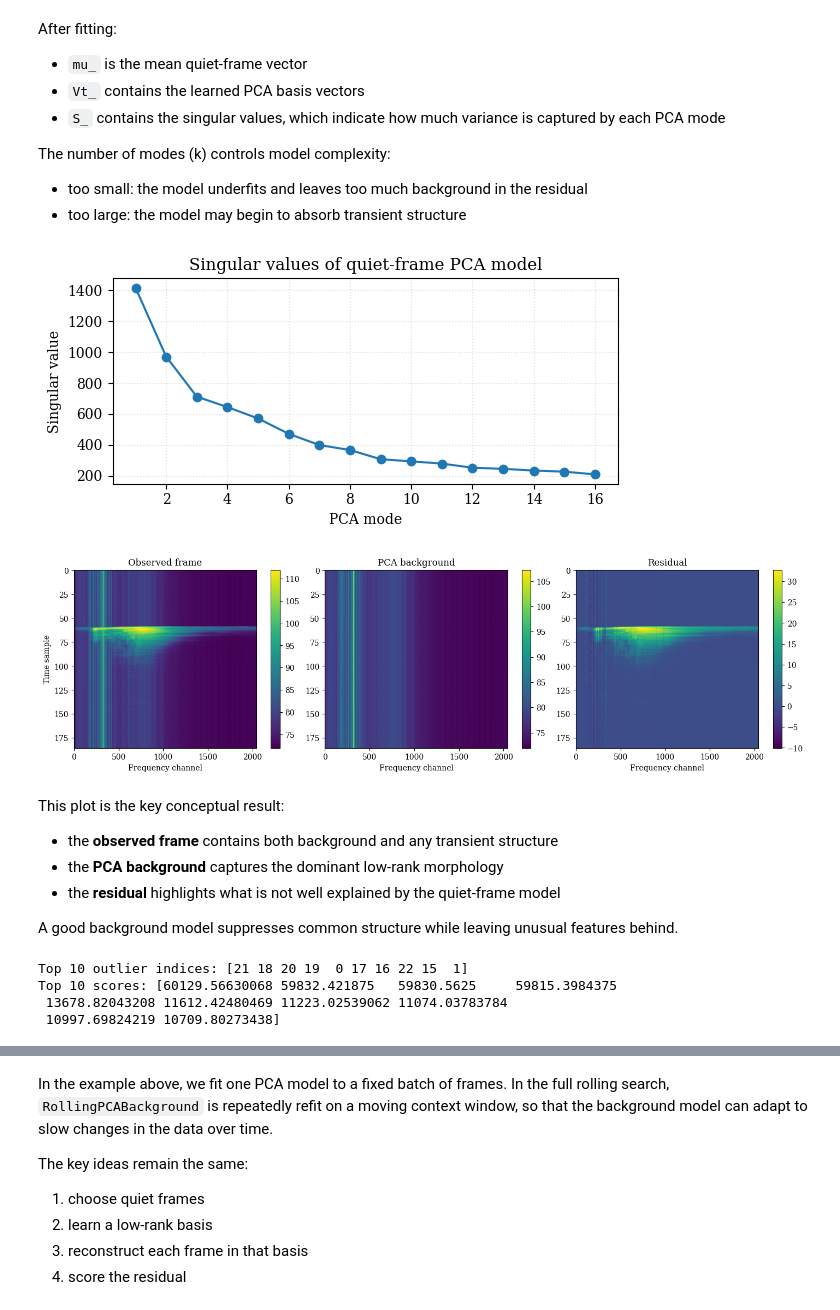
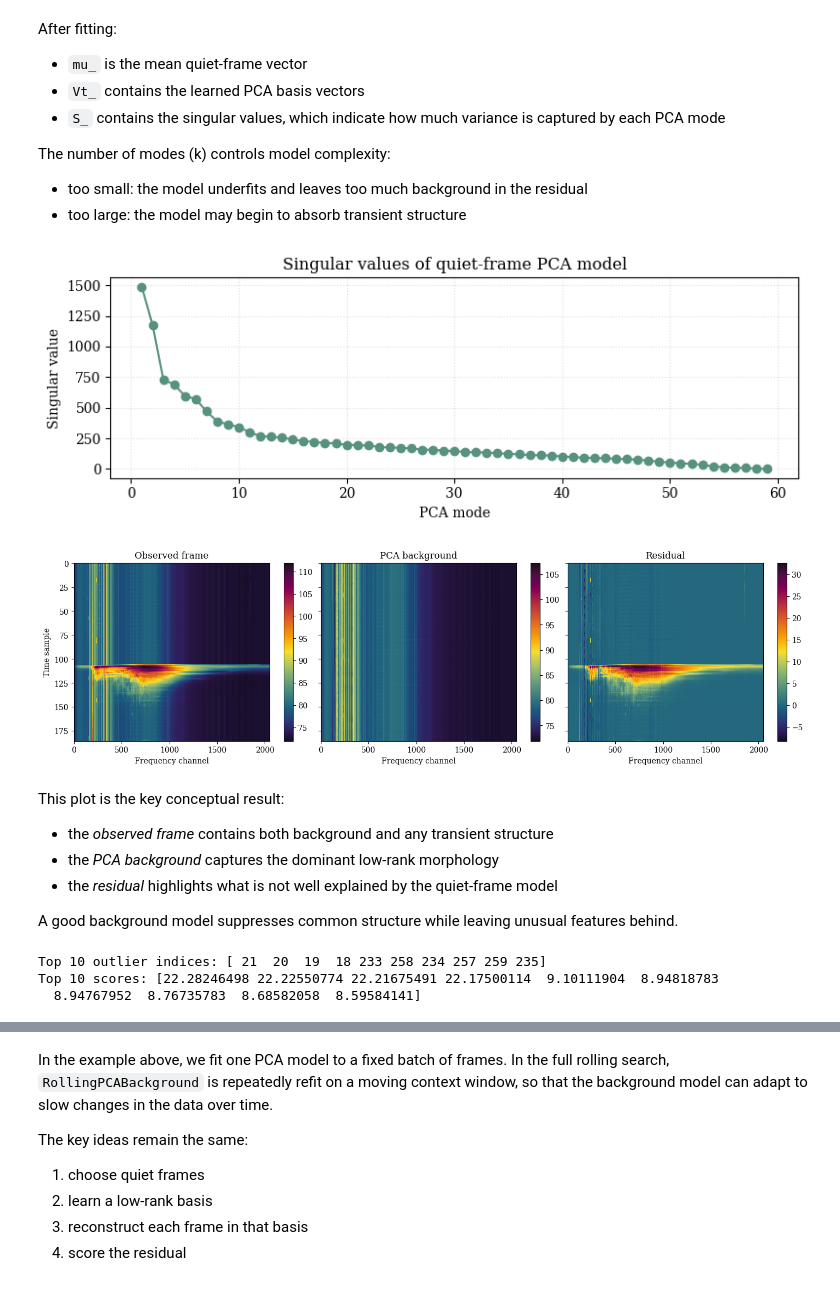
Before and after one commit to amanchokshi/specscout, a Jupyter notebook: notebooks/specscout_tutorial.ipynb, the cells around one changed output, grey strips where cells are left out. Saved outputs shown, nothing was run; the diff lists cells and outputs as text; code cells hidden in the pictures.

```diff
--- a/notebooks/specscout_tutorial.ipynb
+++ b/notebooks/specscout_tutorial.ipynb
@@ -651,7 +633,7 @@ ds = SpecscoutDataset(
     return_meta=True,
 )
 
-batch_indices = np.arange(0, 96)   # for example: first ~8 hours at 5-minute steps
+batch_indices = np.arange(0, len(ds))   # load all frames
 
 frames, metas = ds.to_numpy_batch(
     batch_indices,
@@ -670,7 +652,7 @@ background training?
 # %%
 qs = QuietSelector(
     method="p99",
-    quiet_fraction=0.7,
+    quiet_fraction=0.3,
 )
 
 quiet_scores = qs.scores(frames)
@@ -707,6 +690,6 @@ goal is simply to assemble a subset that is as background-dominated as possible.
 # %%
 bg = RollingPCABackground(
-    k=16,
+    k=256,
     center=True,
 )
 
@@ -734,14 +717,14 @@ The number of modes \(k\) controls model complexity:
 # %%
 %matplotlib inline
 
-plt.figure(figsize=(6, 3))
-plt.plot(np.arange(1, len(bg.S_) + 1), bg.S_, marker="o")
+plt.figure(figsize=(8, 3))
+plt.plot(np.arange(1, len(bg.S_) + 1), bg.S_, marker="o", color=cmr.pride(0.3))
 plt.xlabel("PCA mode")
 plt.ylabel("Singular value")
 plt.title("Singular values of quiet-frame PCA model")
 plt.grid(ls=":", alpha=0.4)
 plt.tight_layout()
 plt.show()
 # %% [output]
-[figure, old version]
+[figure, new version]
 # %%
@@ -757,43 +740,41 @@ resid2 = resid[0].reshape(frames.shape[1], frames.shape[2])
 # %%
 %matplotlib inline
 
-fig, axs = plt.subplots(1, 3, figsize=(14, 4), constrained_layout=True)
+fig, axs = plt.subplots(1, 3, figsize=(14, 4), constrained_layout=True, sharey=True)
 
-im0 = axs[0].imshow(x2, aspect="auto", interpolation="none")
+im0 = axs[0].imshow(x2, aspect="auto", interpolation="none", cmap=cmr.pride)
 axs[0].set_title("Observed frame")
 axs[0].set_xlabel("Frequency channel")
 axs[0].set_ylabel("Time sample")
 fig.colorbar(im0, ax=axs[0])
 
-im1 = axs[1].imshow(xhat2, aspect="auto", interpolation="none")
+im1 = axs[1].imshow(xhat2, aspect="auto", interpolation="none", cmap=cmr.pride)
 axs[1].set_title("PCA background")
 axs[1].set_xlabel("Frequency channel")
 fig.colorbar(im1, ax=axs[1])
 
-im2 = axs[2].imshow(resid2, aspect="auto", interpolation="none")
+im2 = axs[2].imshow(resid2, aspect="auto", interpolation="none", cmap=cmr.pride)
 axs[2].set_title("Residual")
 axs[2].set_xlabel("Frequency channel")
 fig.colorbar(im2, ax=axs[2])
 
 plt.show()
 # %% [output]
-[figure, old version]
+[figure, new version]
 # %% [markdown]
 This plot is the key conceptual result:
 
-- the **observed frame** contains both background and any transient structure
-- the **PCA background** captures the dominant low-rank morphology
-- the **residual** highlights what is not well explained by the quiet-frame model
+- the *observed frame* contains both background and any transient structure
+- the *PCA background* captures the dominant low-rank morphology
+- the *residual* highlights what is not well explained by the quiet-frame model
 
 A good background model suppresses common structure while leaving unusual
 features behind.
 # %%
 scores = bg.score(
     frames,
-    method="topk_sum",
-    k_pca=8,
-    positive_only=True,
-    topk=2048,
+    method="p99",
+    k_pca=16,
 )
 
 rank_idx = np.argsort(scores)[::-1]
@@ -801,10 +782,9 @@ rank_idx = np.argsort(scores)[::-1]
 print("Top 10 outlier indices:", rank_idx[:10])
 print("Top 10 scores:", scores[rank_idx[:10]])
 # %% [output]
-Top 10 outlier indices: [21 18 20 19  0 17 16 22 15  1]
-Top 10 scores: [60129.56630068 59832.421875   59830.5625     59815.3984375
- 13678.82043208 11612.42480469 11223.02539062 11074.03783784
- 10997.69824219 10709.80273438]
+Top 10 outlier indices: [ 21  20  19  18 233 258 234 257 259 235]
+Top 10 scores: [22.28246498 22.22550774 22.21675491 22.17500114  9.10111904  8.94818783
+  8.94767952  8.76735783  8.68582058  8.59584141]
 # %%
 %matplotlib inline
 
```
Also changed, not shown: parts of 24 cells of this notebook.
